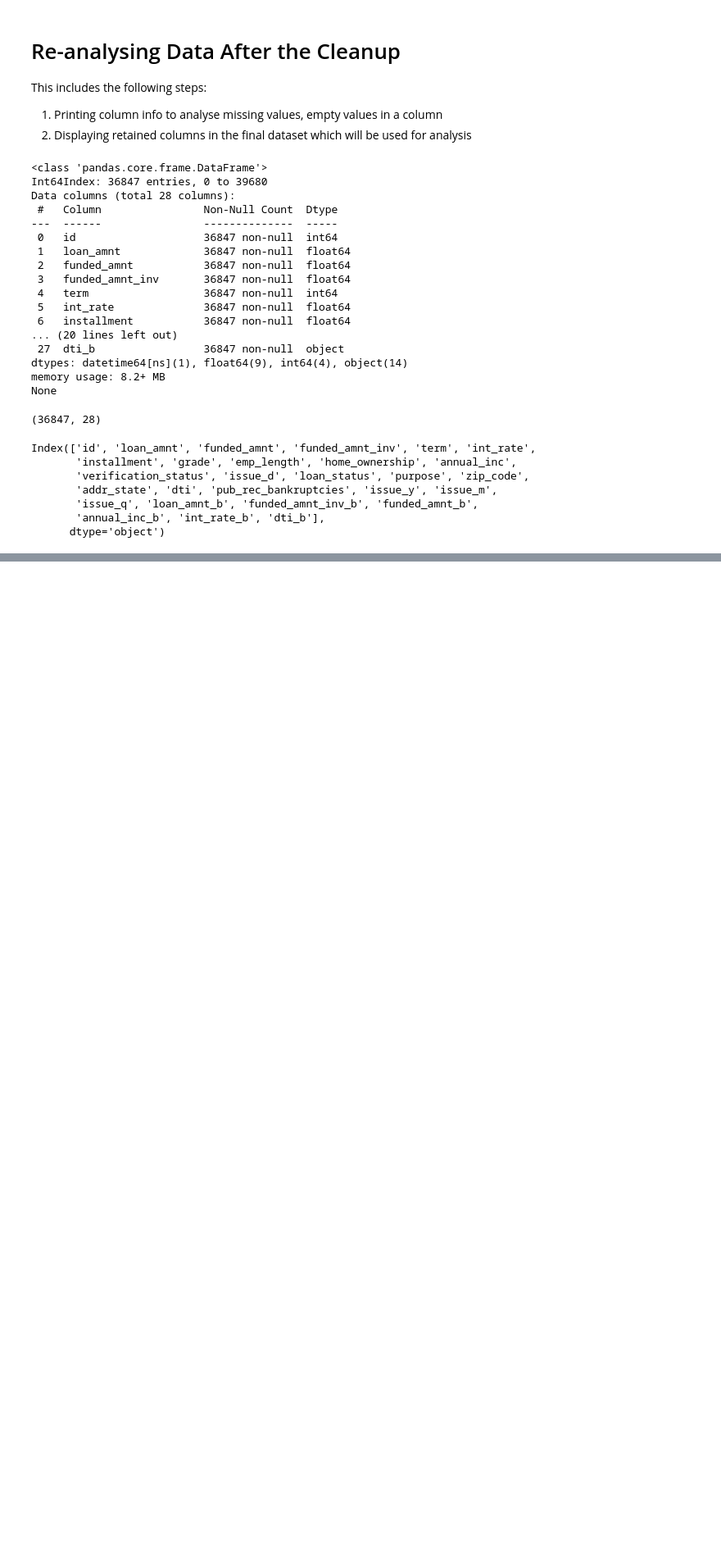
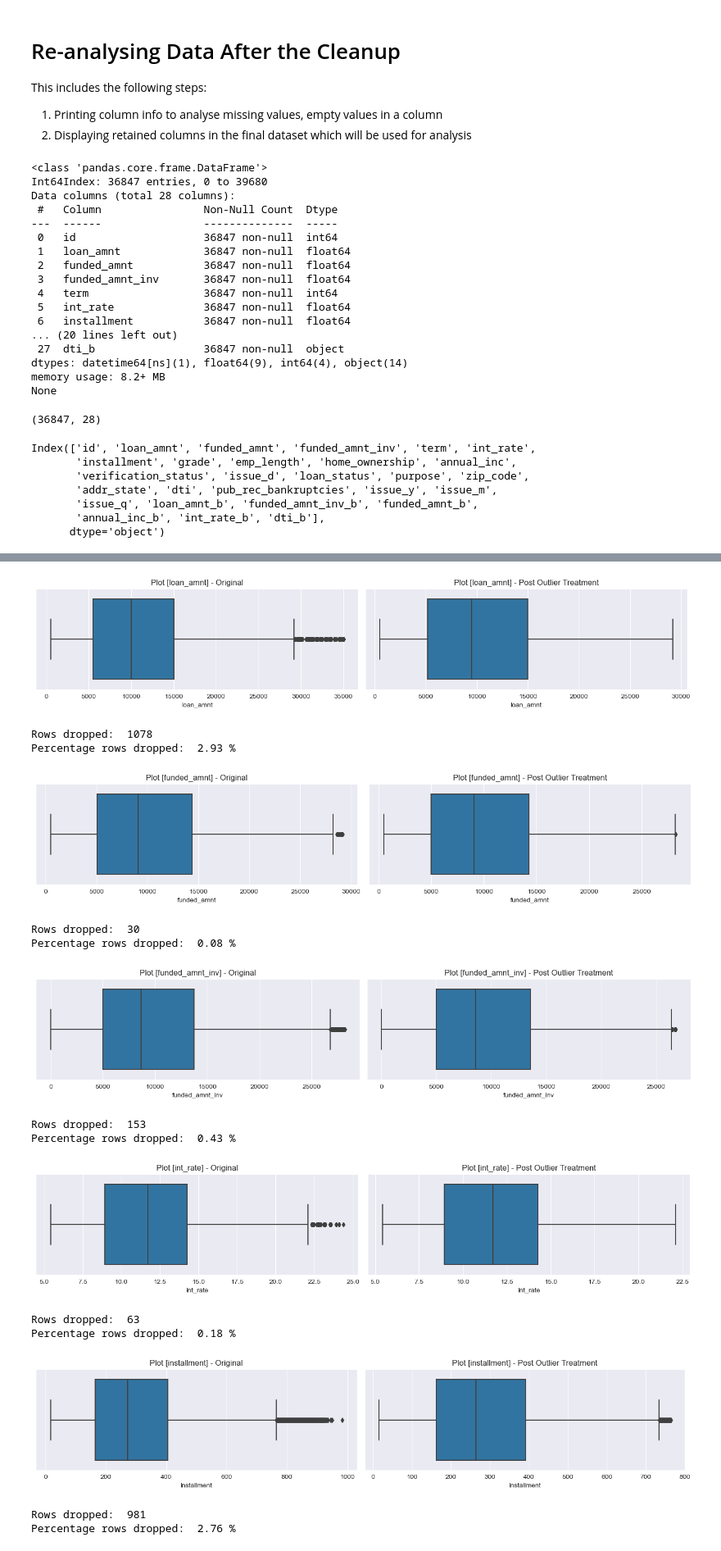
Before and after one commit to manikUpgrad/lending-club, a Jupyter notebook: manik_bajaj.ipynb, the cells around one changed output, grey strips where cells are left out. Shown: that part at 82% size. Drawn from its saved outputs; the diff is of its cells as text; code cells hidden in the pictures; blank space fills up the shorter version.

```diff
--- a/manik_bajaj.ipynb
+++ b/manik_bajaj.ipynb
@@ -608,0 +757,23 @@ dict[dict['Status'] == "Retained"]
+# %%
+original_row_count = len(loan)
+
+outlier_treatment = ['loan_amnt', 'funded_amnt', 'funded_amnt_inv', 'int_rate', 'installment', 'annual_inc', 'dti']
+for column in outlier_treatment:
+    outlier_comparison(loan, column)
+    loan = drop_outlier(loan, column)
+# %% [output]
+[figure, added]
+Rows dropped:  1078
+Percentage rows dropped:  2.93 %
+[figure, added]
+Rows dropped:  30
+Percentage rows dropped:  0.08 %
+[figure, added]
+Rows dropped:  153
+Percentage rows dropped:  0.43 %
+[figure, added]
+Rows dropped:  63
+Percentage rows dropped:  0.18 %
+[figure, added]
+Rows dropped:  981
+Percentage rows dropped:  2.76 %
```
Also changed, not shown: parts of 24 cells of this notebook.
